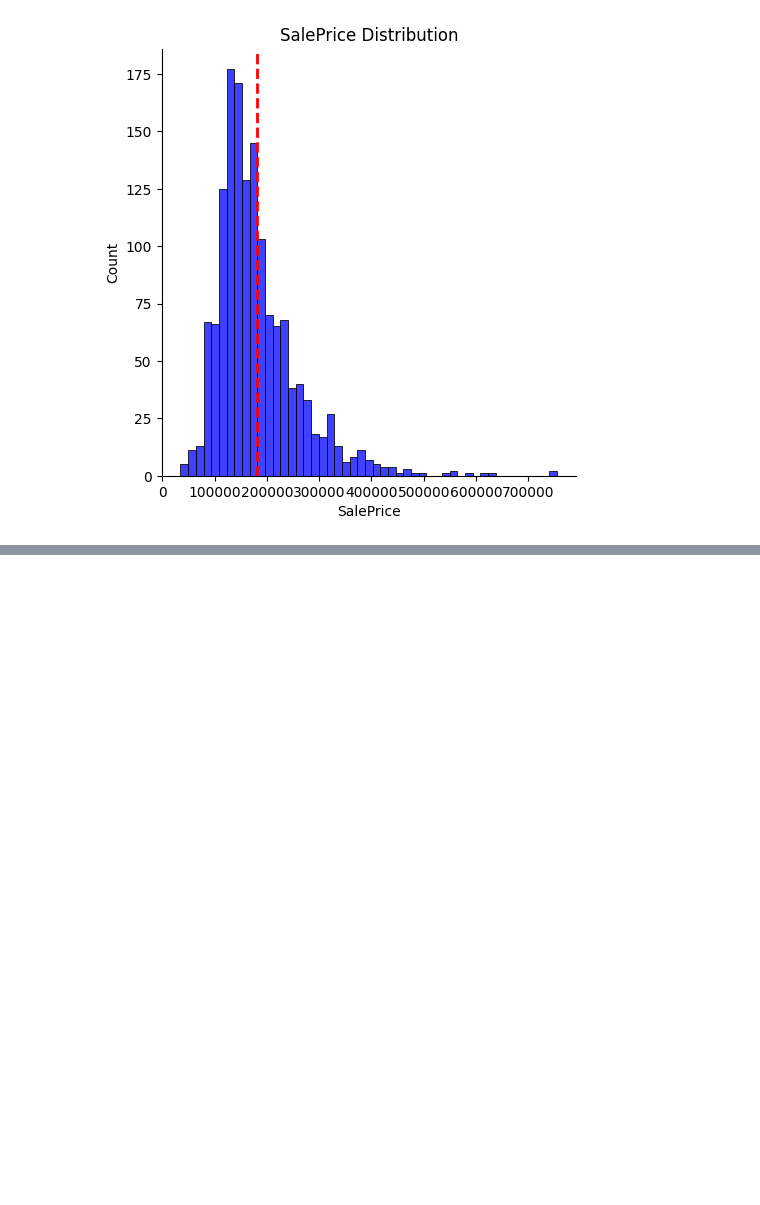
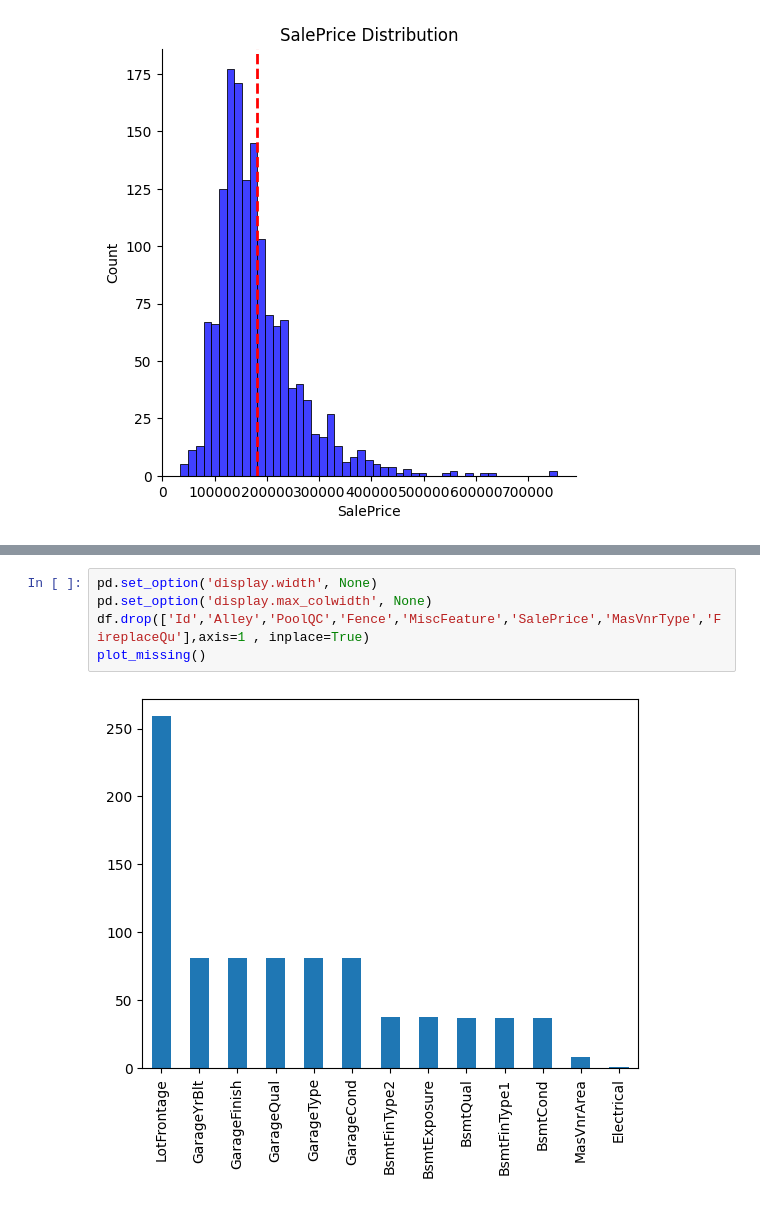
Before and after one commit to HumailShahzad/House_Price_Prediction, a Jupyter notebook: PricePrediction.ipynb, the cells around one changed output, grey strips where cells are left out. Cells and saved outputs as stored; diff of their text form; blank space fills up the shorter version.

```diff
--- a/PricePrediction.ipynb
+++ b/PricePrediction.ipynb
@@ -57,3 +60,10 @@ missing.plot.bar()
+# %%
+pd.set_option('display.width', None)
+pd.set_option('display.max_colwidth', None)
+df.drop(['Id','Alley','PoolQC','Fence','MiscFeature','SalePrice','MasVnrType','FireplaceQu'],axis=1 , inplace=True)
+plot_missing()
+# %% [output]
+[figure, added]
 # %%
 numeric_df = df.select_dtypes(include=np.number)
 plt.figure(figsize=(30,9))
```
Also changed, not shown: parts of 4 cells of this notebook.
